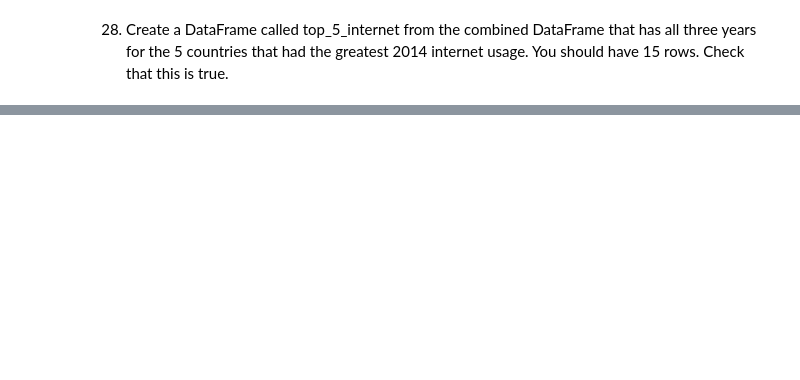
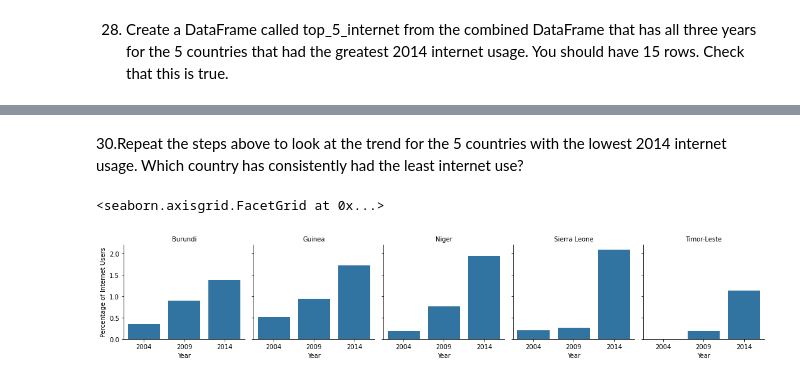
Before and after one commit to Cuiweiyi/gdp-and-internet-usage-Cuiweiyi, a Jupyter notebook: notebooks/Setup for the gdp_percap.ipynb, the cells around one changed output, grey strips where cells are left out. Saved outputs shown, nothing was run; the diff lists cells and outputs as text; code cells hidden in the pictures; blank space fills up the shorter version.

```diff
--- a/notebooks/Setup for the gdp_percap.ipynb
+++ b/notebooks/Setup for the gdp_percap.ipynb
@@ -6,7 +6,7 @@ import seaborn as sns
 # %%
 %matplotlib inline
 # %%
-gdp_df = pd.read_csv("../data/gdp_percapita.csv.csv")
+gdp_df = pd.read_csv("../data/gdp_percapita.csv.csv", nrows=6868)
 # %%
 internet_df = pd.read_csv("../data/internet_use.csv.csv", nrows = 4494)
 # %% [markdown]
@@ -227,0 +444,14 @@ print(top_5_internet_df)
+# %% [markdown]
+30.Repeat the steps above to look at the trend for the 5 countries with the lowest 2014 internet usage. Which country has consistently had the least internet use?
+# %%
+#gdpi_14.sort_values(by= 'Internet_Users_Pct', ascending=True).head()
+bot_5_internet= gdpi4_14[gdpi4_14['Country'].isin(['Timor-Leste', 'Burundi', 'Guinea', 'Niger', 'Sierra Leone'])]
+g = sns.FacetGrid(bot_5_internet, col='Country', palette='bright')
+g.map_dataframe(sns.barplot, x='Year', y='Internet_Users_Pct')
+g.set_axis_labels('Year', 'Percentage of Internet Users')
+g.set_titles(col_template='{col_name}')
+
+#at least everybody is slowly improving, even if the rate of improvement is not the same.
+# %% [output]
+<seaborn.axisgrid.FacetGrid at 0x...>
+[figure, added]
```
Also changed, not shown: parts of 25 cells of this notebook.
